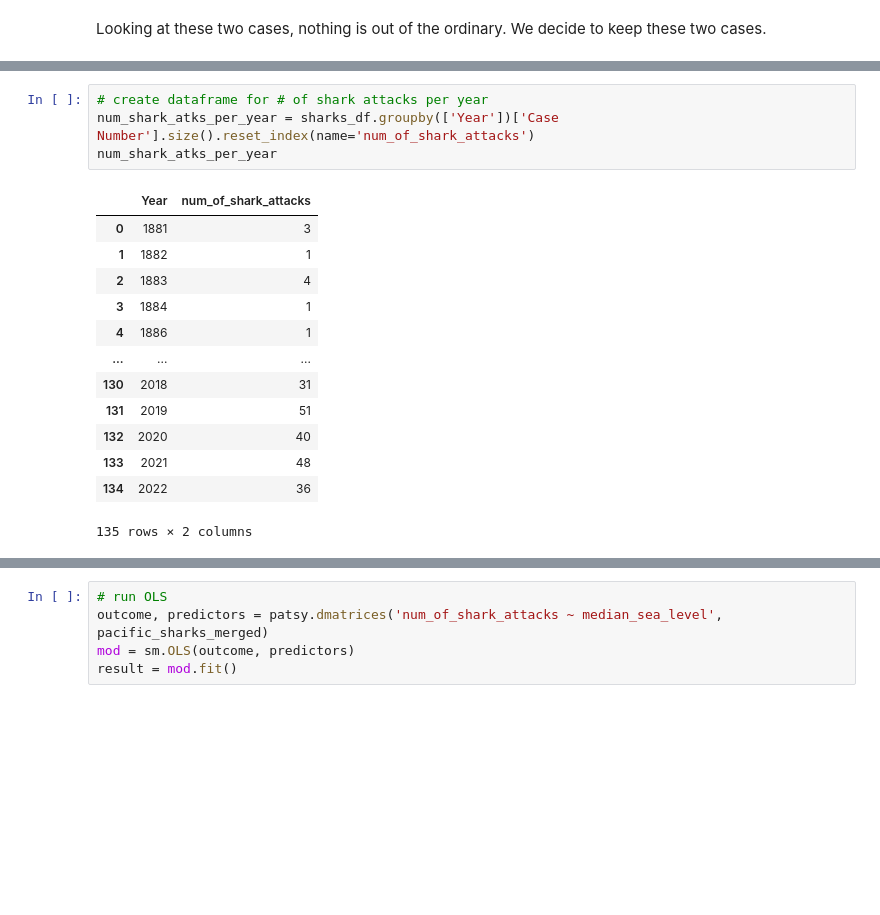
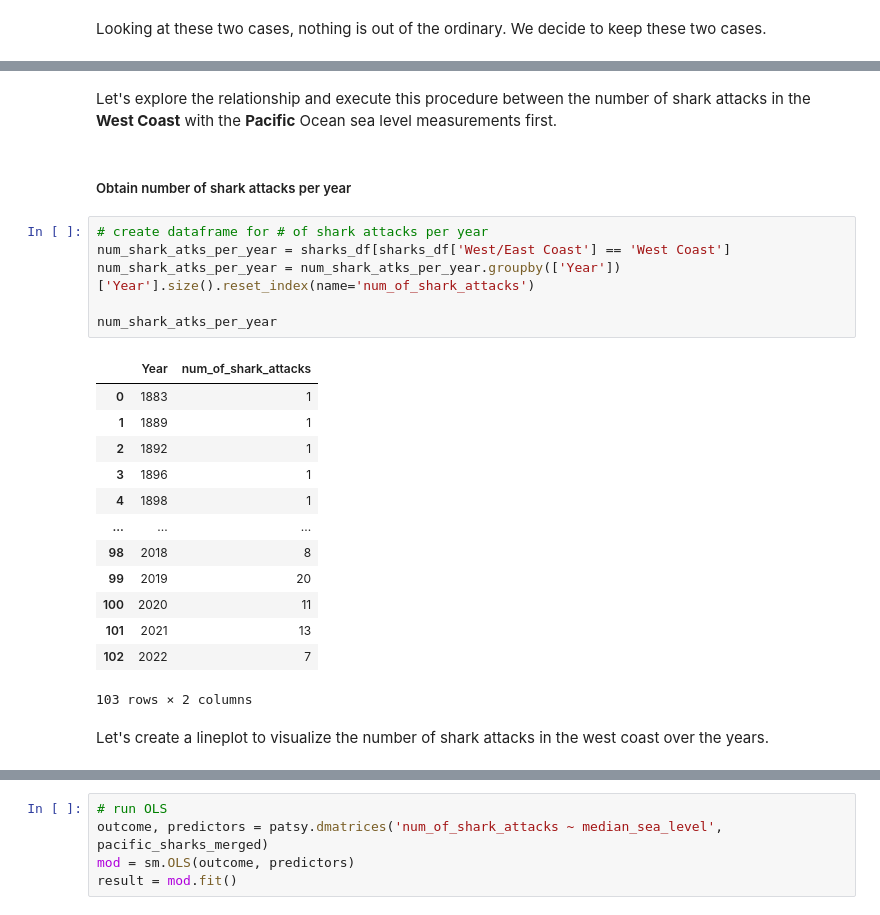
Before and after one commit to AndyCesium/COGS108_project, a Jupyter notebook: EDACheckpointGroup_064-Fa22.ipynb, the cells around one changed output, grey strips where cells are left out. Saved outputs shown, nothing was run; the diff lists cells and outputs as text; blank space fills up the shorter version.

```diff
--- a/EDACheckpointGroup_064-Fa22.ipynb
+++ b/EDACheckpointGroup_064-Fa22.ipynb
@@ -475,18 +487,26 @@ Looking at these two cases, nothing is out of the ordinary. We decide to keep th
+# %% [markdown]
+Let's explore the relationship and execute this procedure between the number of shark attacks in the **West Coast** with the **Pacific** Ocean sea level measurements first.
+# %% [markdown]
+##### Obtain number of shark attacks per year
 # %%
 # create dataframe for # of shark attacks per year
-num_shark_atks_per_year = sharks_df.groupby(['Year'])['Case Number'].size().reset_index(name='num_of_shark_attacks')
+num_shark_atks_per_year = sharks_df[sharks_df['West/East Coast'] == 'West Coast']
+num_shark_atks_per_year = num_shark_atks_per_year.groupby(['Year'])['Year'].size().reset_index(name='num_of_shark_attacks')
+
 num_shark_atks_per_year
 # %% [output]
 |  | Year | num_of_shark_attacks |
-| 0 | 1881 | 3 |
-| 1 | 1882 | 1 |
-| 2 | 1883 | 4 |
-| 3 | 1884 | 1 |
-| 4 | 1886 | 1 |
+| 0 | 1883 | 1 |
+| 1 | 1889 | 1 |
+| 2 | 1892 | 1 |
+| 3 | 1896 | 1 |
+| 4 | 1898 | 1 |
 | ... | ... | ... |
-| 130 | 2018 | 31 |
-| 131 | 2019 | 51 |
-| 132 | 2020 | 40 |
-| 133 | 2021 | 48 |
-| 134 | 2022 | 36 |
+| 98 | 2018 | 8 |
+| 99 | 2019 | 20 |
+| 100 | 2020 | 11 |
+| 101 | 2021 | 13 |
+| 102 | 2022 | 7 |
-135 rows × 2 columns
+103 rows × 2 columns
+# %% [markdown]
+Let's create a lineplot to visualize the number of shark attacks in the west coast over the years.
```
Also changed, not shown: parts of 38 cells of this notebook.
